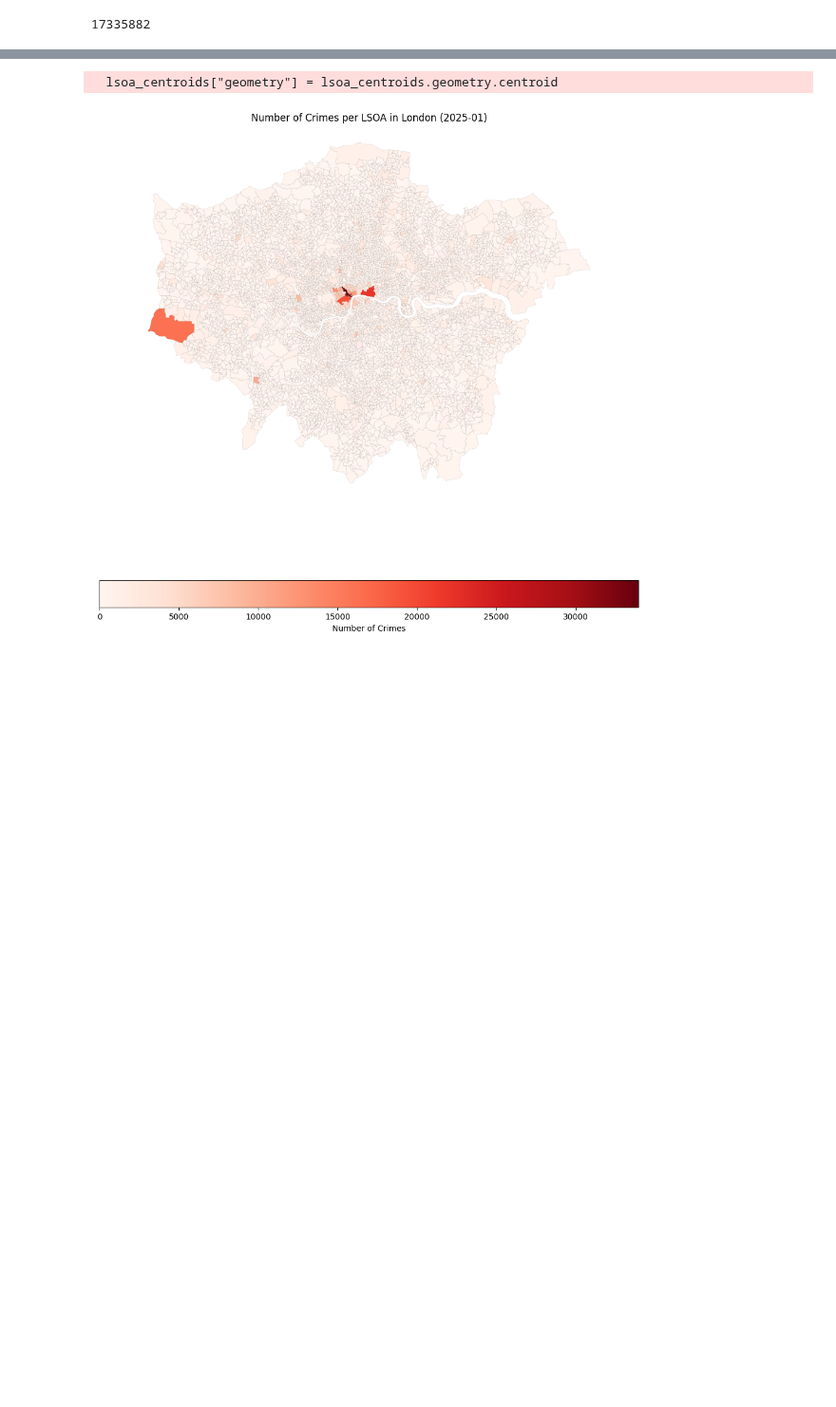
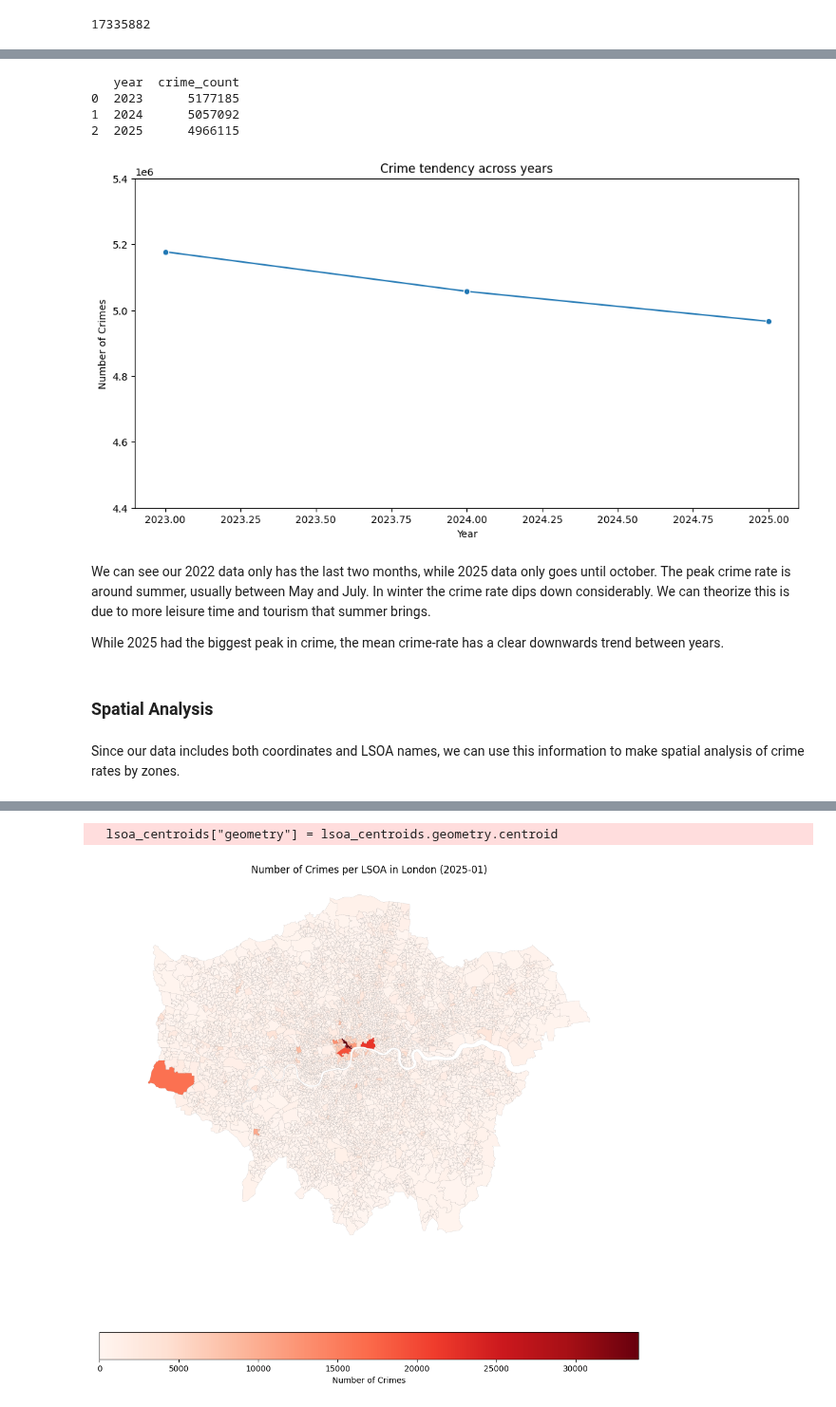
Before and after one commit to EnekoIsturitzSesma/Large-Sacale-Data-Crime-in-London, a Jupyter notebook: data_analysis_crimes_by_arrea.ipynb, the cells around one changed output, grey strips where cells are left out. Shown at 95% size. Drawn from its saved outputs; the diff is of its cells as text; code cells hidden in the pictures; blank space fills up the shorter version.

```diff
--- a/data_analysis_crimes_by_arrea.ipynb
+++ b/data_analysis_crimes_by_arrea.ipynb
@@ -61,0 +218,37 @@ df_clean.count()
+# %%
+crimes_per_year = df.filter("year > 2022").filter("month_num < 11")\
+            .groupBy("year")\
+            .agg(sql_f.count("*").alias("crime_count"))\
+            .orderBy("year")\
+            .toPandas()
+
+print(crimes_per_year)
+
+plt.figure(figsize=(12,6))
+sns.lineplot(
+    data=crimes_per_year,
+    x="year",
+    y="crime_count",
+    marker="o",
+)
+plt.title("Crime tendency across years")
+plt.xlabel("Year")
+plt.ylabel("Number of Crimes")
+plt.ylim(4400000, 5400000)
+#plt.legend(title="Year", bbox_to_anchor=(1.05, 1), loc='upper left')
+plt.show()
+# %% [output]
+   year  crime_count
+0  2023      5177185
+1  2024      5057092
+2  2025      4966115
+[figure, added]
+# %% [markdown]
+We can see our 2022 data only has the last two months, while 2025 data only goes until october.
+The peak crime rate is around summer, usually between May and July. In winter the crime rate dips down considerably. We can theorize this is due to more leisure time and tourism that summer brings.
+
+While 2025 had the biggest peak in crime, the mean crime-rate has a clear downwards trend between years.
+# %% [markdown]
+### Spatial Analysis
+# %% [markdown]
+Since our data includes both coordinates and LSOA names, we can use this information to make spatial analysis of crime rates by zones.
```
Also changed, not shown: parts of 20 cells of this notebook.
